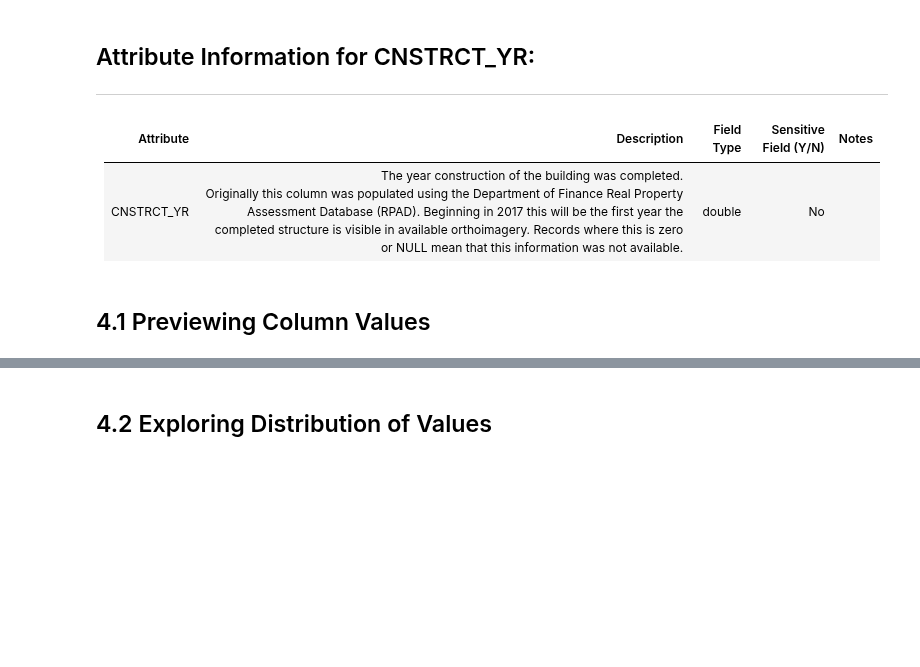
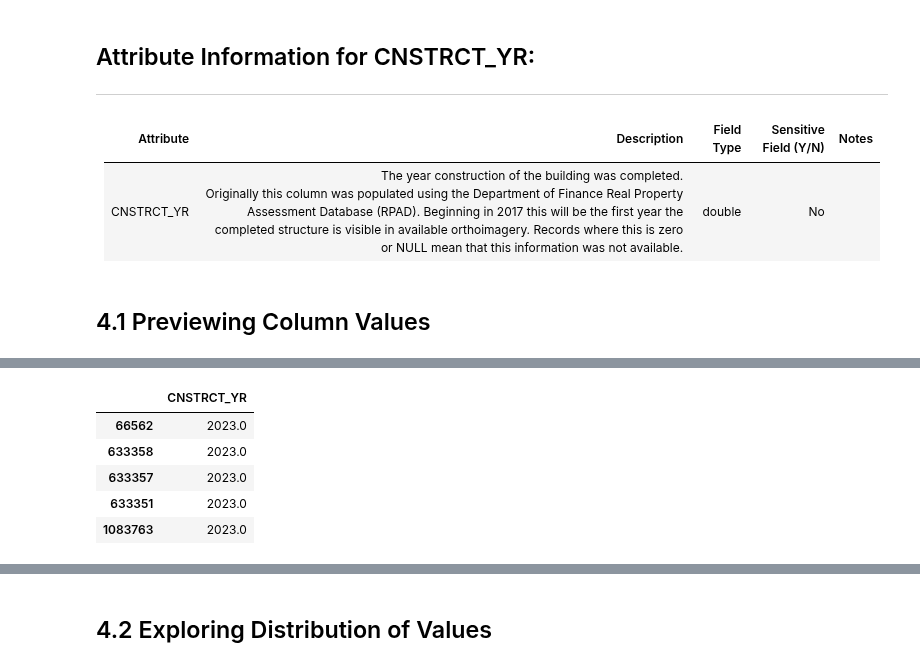
Before and after one commit to mebauer/data-analysis-using-python, a Jupyter notebook: 2-data-inspection-cleaning-wrangling.ipynb, the cells around one changed output, grey strips where cells are left out. Cells and saved outputs as stored; diff of their text form; code cells hidden in the pictures; blank space fills up the shorter version.

```diff
--- a/2-data-inspection-cleaning-wrangling.ipynb
+++ b/2-data-inspection-cleaning-wrangling.ipynb
@@ -649,3 +687,17 @@ building_df.sort_values('CNSTRCT_YR', ascending=False).head()
+# %%
+# first five rows sorted by the 'CNSTRCT_YR' column in descending order
+(building_df
+ .sort_values('CNSTRCT_YR', ascending=False)
+ .loc[:, ['CNSTRCT_YR']]
+ .head()
+)
+# %% [output]
+|  | CNSTRCT_YR |
+| 66562 | 2023.0 |
+| 633358 | 2023.0 |
+| 633357 | 2023.0 |
+| 633351 | 2023.0 |
+| 1083763 | 2023.0 |
 # %%
 # Descriptive statistics include those that summarize the central tendency,
 # dispersion and shape of a dataset's distribution, excluding ``NaN`` values.
```
Also changed, not shown: parts of 63 cells of this notebook.
